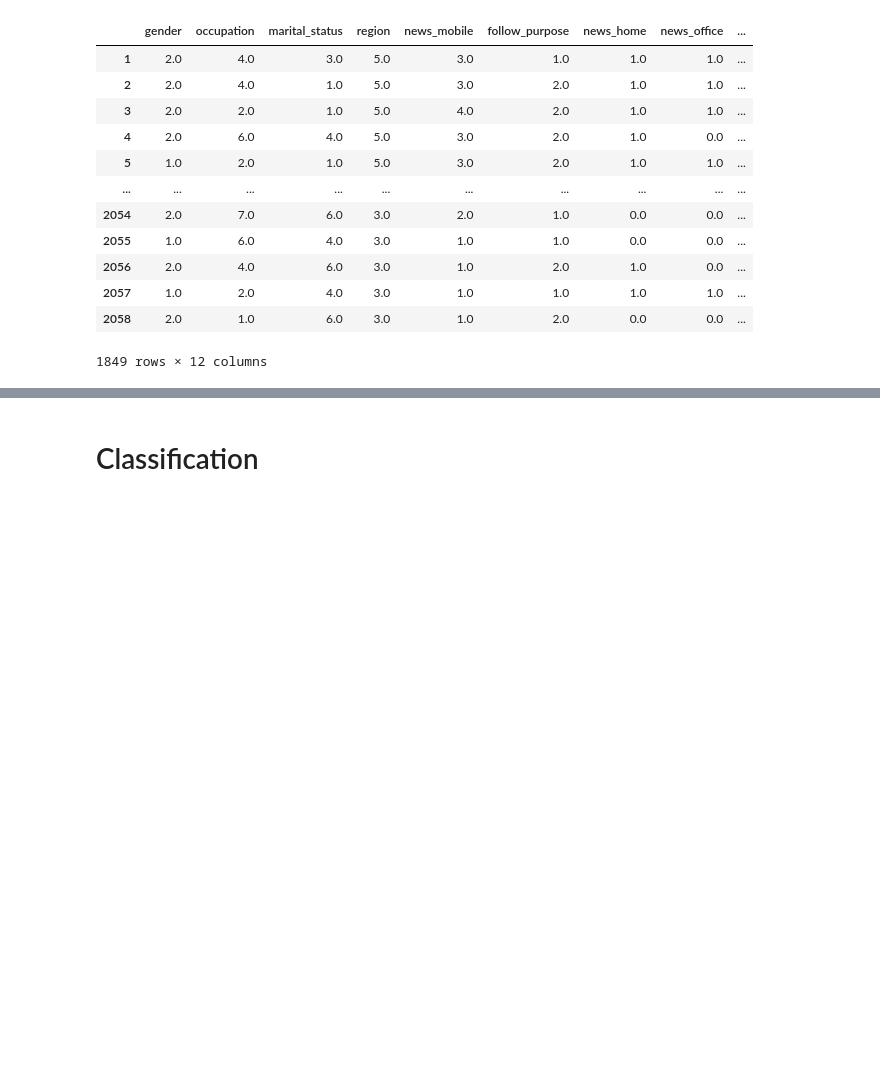
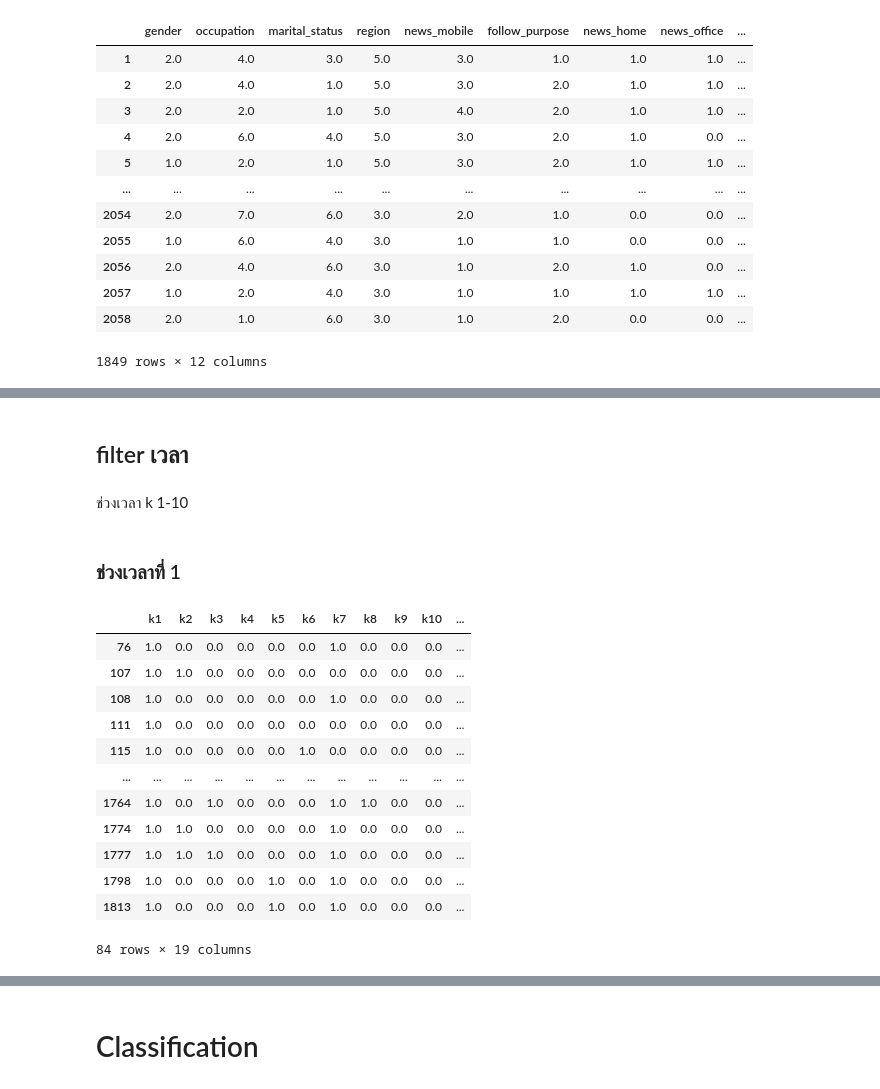
Before and after one commit to 643021273-8/BSC_DPDM23, a Jupyter notebook: Classification_proj_DPDM.ipynb, the cells around one changed output, grey strips where cells are left out. Drawn from its saved outputs; the diff is of its cells as text; code cells hidden in the pictures; blank space fills up the shorter version.

```diff
--- a/Classification_proj_DPDM.ipynb
+++ b/Classification_proj_DPDM.ipynb
@@ -226,0 +296,24 @@ classi_data
+# %% [markdown]
+## filter เวลา
+# %% [markdown]
+ช่วงเวลา k 1-10
+# %% [markdown]
+### ช่วงเวลาที่ 1
+# %%
+t1 = time_filter_survey_association[(time_filter_survey_association['k1'] == 1) & (time_filter_survey_association['list_length'] > 0) ]
+# %%
+t1
+# %% [output]
+|  | k1 | k2 | k3 | k4 | k5 | k6 | k7 | k8 | k9 | k10 | ... |
+| 76 | 1.0 | 0.0 | 0.0 | 0.0 | 0.0 | 0.0 | 1.0 | 0.0 | 0.0 | 0.0 | ... |
+| 107 | 1.0 | 1.0 | 0.0 | 0.0 | 0.0 | 0.0 | 0.0 | 0.0 | 0.0 | 0.0 | ... |
+| 108 | 1.0 | 0.0 | 0.0 | 0.0 | 0.0 | 0.0 | 1.0 | 0.0 | 0.0 | 0.0 | ... |
+| 111 | 1.0 | 0.0 | 0.0 | 0.0 | 0.0 | 0.0 | 0.0 | 0.0 | 0.0 | 0.0 | ... |
+| 115 | 1.0 | 0.0 | 0.0 | 0.0 | 0.0 | 1.0 | 0.0 | 0.0 | 0.0 | 0.0 | ... |
+| ... | ... | ... | ... | ... | ... | ... | ... | ... | ... | ... | ... |
+| 1764 | 1.0 | 0.0 | 1.0 | 0.0 | 0.0 | 0.0 | 1.0 | 1.0 | 0.0 | 0.0 | ... |
+| 1774 | 1.0 | 1.0 | 0.0 | 0.0 | 0.0 | 0.0 | 1.0 | 0.0 | 0.0 | 0.0 | ... |
+| 1777 | 1.0 | 1.0 | 1.0 | 0.0 | 0.0 | 0.0 | 1.0 | 0.0 | 0.0 | 0.0 | ... |
+| 1798 | 1.0 | 0.0 | 0.0 | 0.0 | 1.0 | 0.0 | 1.0 | 0.0 | 0.0 | 0.0 | ... |
+| 1813 | 1.0 | 0.0 | 0.0 | 0.0 | 1.0 | 0.0 | 1.0 | 0.0 | 0.0 | 0.0 | ... |
+84 rows × 19 columns
```
Also changed, not shown: parts of 83 cells of this notebook.
